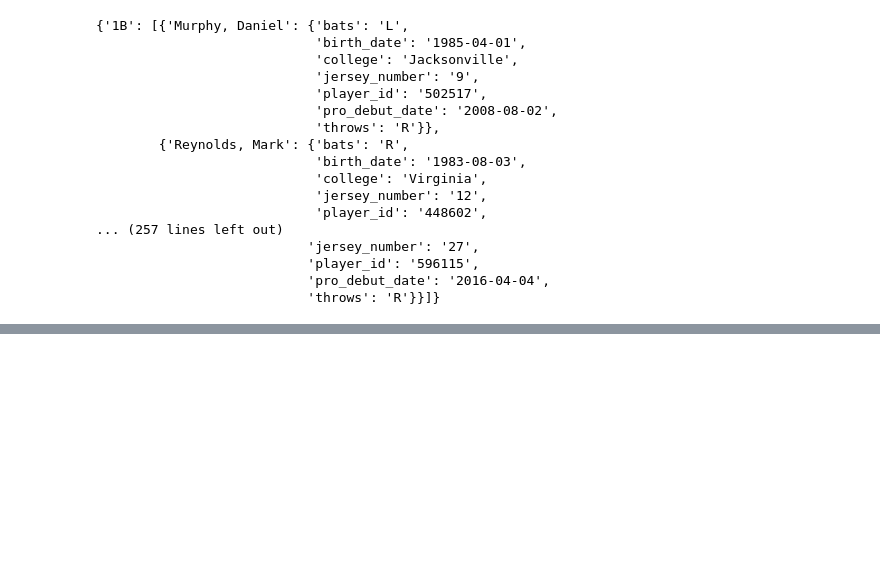
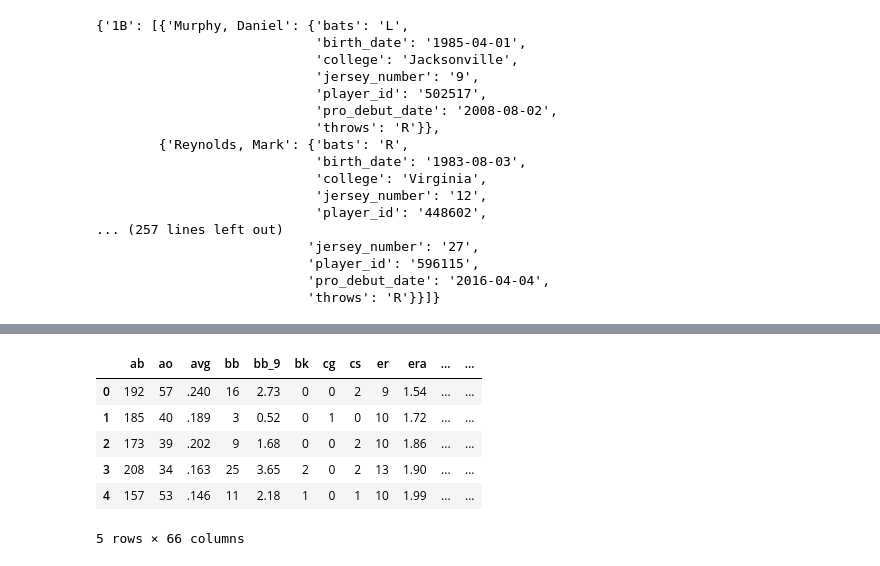
Before and after one commit to tsakurai42/Webscraping-MLB.com, a Jupyter notebook: Week13_ETLProject.ipynb, the cells around one changed output, grey strips where cells are left out. Cells and saved outputs as stored; diff of their text form; code cells hidden in the pictures; blank space fills up the shorter version.

Commit message:
final edits and comments to api requests - matt branch

```diff
--- a/Week13_ETLProject.ipynb
+++ b/Week13_ETLProject.ipynb
@@ -651,0 +738,5 @@ pprint(career_hitting_dict)
+# %%
+pitching_leader_endpoint = f"/json/named.leader_pitching_repeater.bam?sport_code='mlb'&results=5&game_type='R'&season='2019'&sort_column='era'"
+pitching_leader_response = requests.get(base_url + pitching_leader_endpoint)
+print(pitching_leader_response)
+print(pitching_leader_response.url)
@@ -651,0 +746,3 @@ pprint(career_hitting_dict)
+# %%
+pitching_leader_data = pitching_leader_response.json()
+pprint(pitching_leader_data)
@@ -651,0 +767,13 @@ pprint(career_hitting_dict)
+# %%
+pitching_leader_data_for_df = pitching_leader_data['leader_pitching_repeater']['leader_pitching_mux']['queryResults']['row']
+# %%
+pitching_leader_df = pd.DataFrame(pitching_leader_data_for_df)
+pitching_leader_df
+# %% [output]
+|  | ab | ao | avg | bb | bb_9 | bk | cg | cs | er | era | ... | ... |
+| 0 | 192 | 57 | .240 | 16 | 2.73 | 0 | 0 | 2 | 9 | 1.54 | ... | ... |
+| 1 | 185 | 40 | .189 | 3 | 0.52 | 0 | 1 | 0 | 10 | 1.72 | ... | ... |
+| 2 | 173 | 39 | .202 | 9 | 1.68 | 0 | 0 | 2 | 10 | 1.86 | ... | ... |
+| 3 | 208 | 34 | .163 | 25 | 3.65 | 2 | 0 | 2 | 13 | 1.90 | ... | ... |
+| 4 | 157 | 53 | .146 | 11 | 2.18 | 1 | 0 | 1 | 10 | 1.99 | ... | ... |
+5 rows × 66 columns
```
Also changed, not shown: parts of 108 cells of this notebook.
